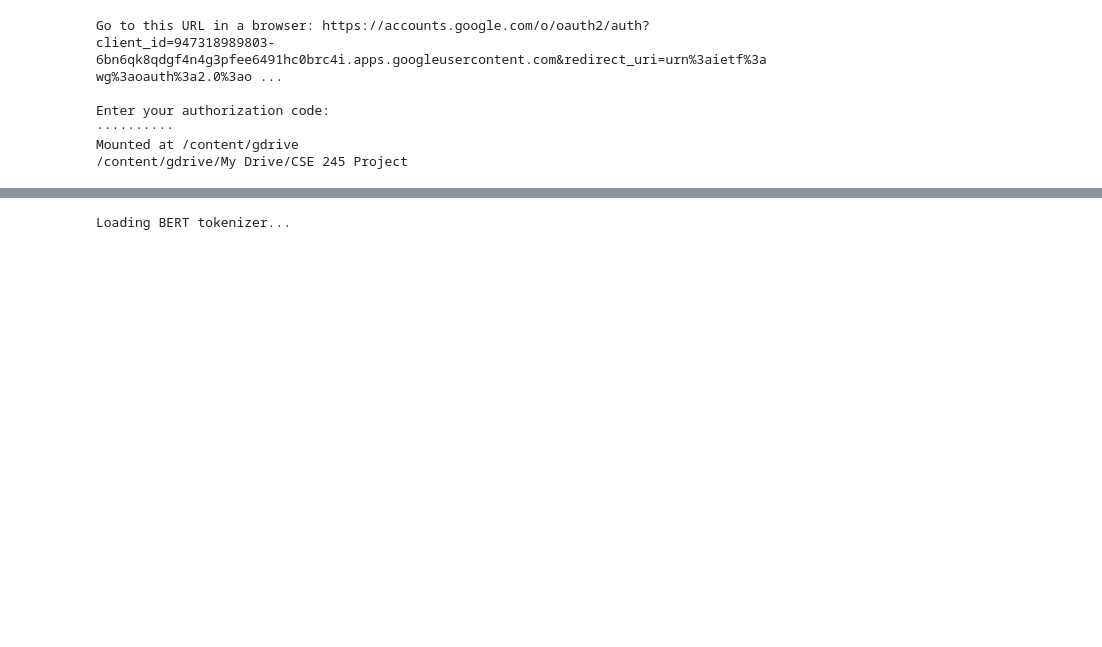
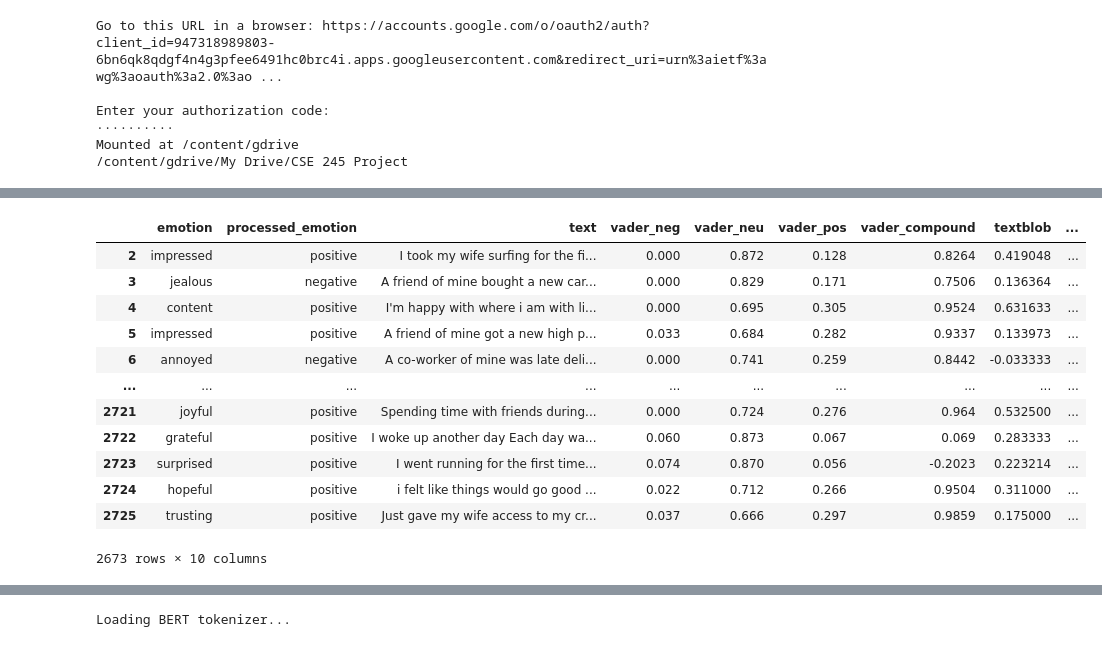
Before and after one commit to omkarpat/EmpatheticDialoguesEmotionDetection, a Jupyter notebook: Pos_Neg_fine_tuning.ipynb, the cells around one changed output, grey strips where cells are left out. Cells and saved outputs as stored; diff of their text form; code cells hidden in the pictures; blank space fills up the shorter version.

```diff
--- a/Pos_Neg_fine_tuning.ipynb
+++ b/Pos_Neg_fine_tuning.ipynb
@@ -114,3 +96,19 @@ test_df
+# %%
+valid_df
+# %% [output]
+|  | emotion | processed_emotion | text | vader_neg | vader_neu | vader_pos | vader_compound | textblob | ... |
+| 2 | impressed | positive | I took my wife surfing for the fi... | 0.000 | 0.872 | 0.128 | 0.8264 | 0.419048 | ... |
+| 3 | jealous | negative | A friend of mine bought a new car... | 0.000 | 0.829 | 0.171 | 0.7506 | 0.136364 | ... |
+| 4 | content | positive | I'm happy with where i am with li... | 0.000 | 0.695 | 0.305 | 0.9524 | 0.631633 | ... |
+| 5 | impressed | positive | A friend of mine got a new high p... | 0.033 | 0.684 | 0.282 | 0.9337 | 0.133973 | ... |
+| 6 | annoyed | negative | A co-worker of mine was late deli... | 0.000 | 0.741 | 0.259 | 0.8442 | -0.033333 | ... |
+| ... | ... | ... | ... | ... | ... | ... | ... | ... | ... |
+| 2721 | joyful | positive | Spending time with friends during... | 0.000 | 0.724 | 0.276 | 0.964 | 0.532500 | ... |
+| 2722 | grateful | positive | I woke up another day Each day wa... | 0.060 | 0.873 | 0.067 | 0.069 | 0.283333 | ... |
+| 2723 | surprised | positive | I went running for the first time... | 0.074 | 0.870 | 0.056 | -0.2023 | 0.223214 | ... |
+| 2724 | hopeful | positive | i felt like things would go good ... | 0.022 | 0.712 | 0.266 | 0.9504 | 0.311000 | ... |
+| 2725 | trusting | positive | Just gave my wife access to my cr... | 0.037 | 0.666 | 0.297 | 0.9859 | 0.175000 | ... |
+2673 rows × 10 columns
 # %%
 print('Number of training sentences: {:,}\n'.format(train_df.shape[0]))
 print('Number of valid sentences: {:,}\n'.format(valid_df.shape[0]))
```
Also changed, not shown: parts of 17 cells of this notebook.
